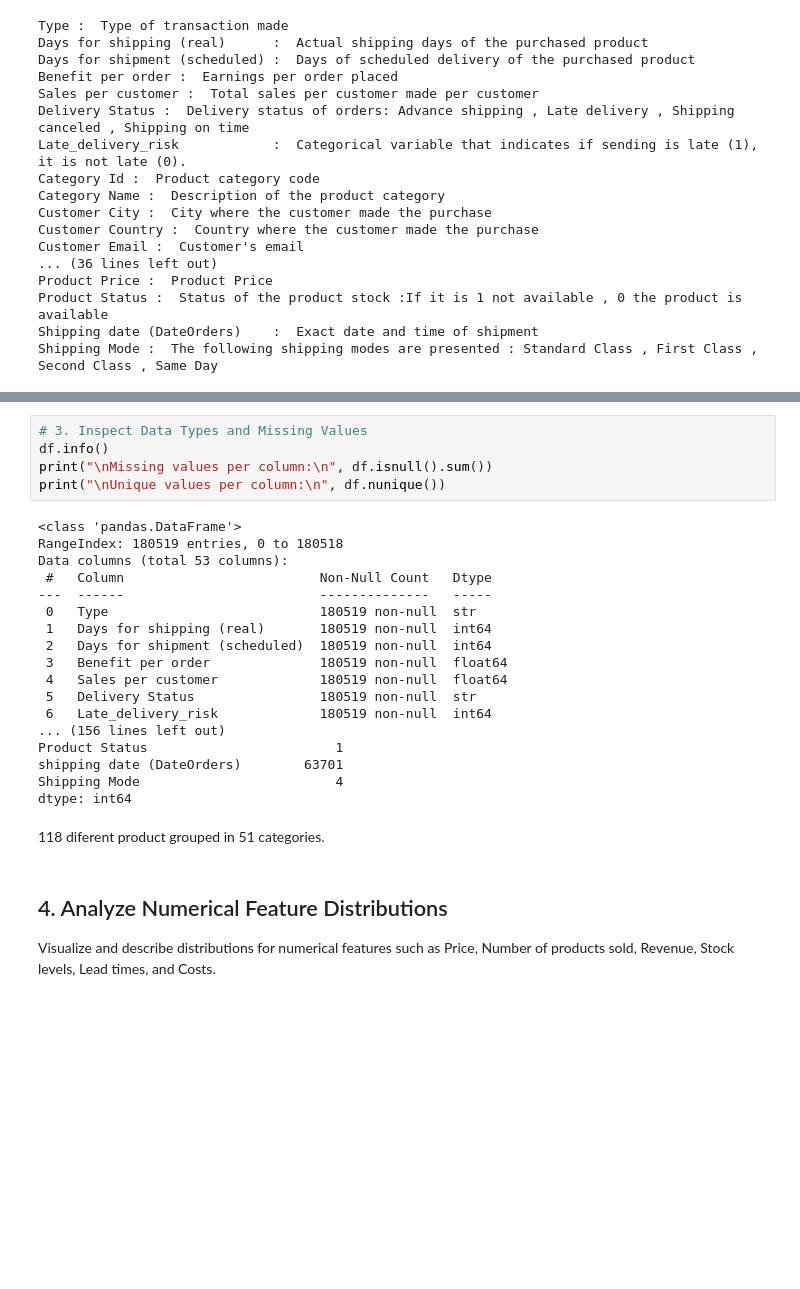
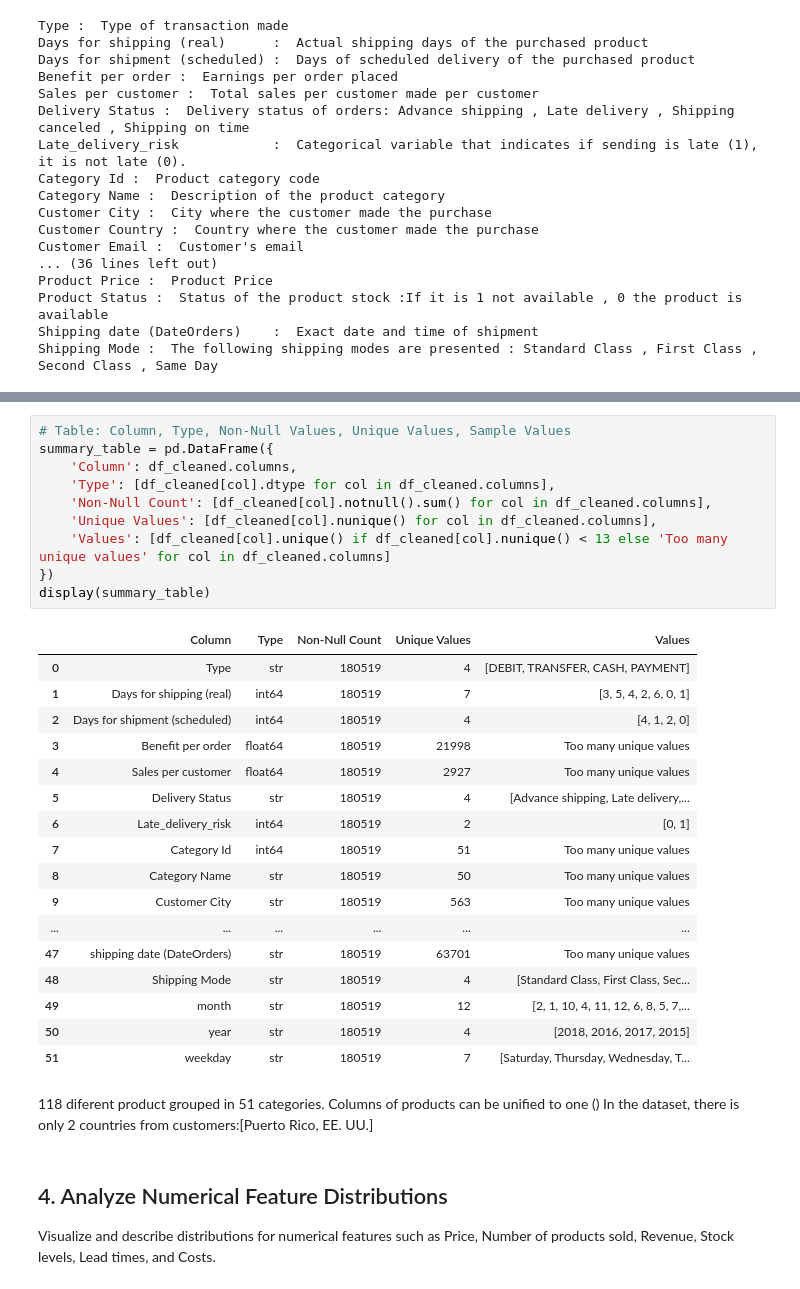
Before and after one commit to MarcHumet/supply_chain_DS, a Jupyter notebook: dataco_supply_chain/data/raw/DataCo_Supply_Chain_dataset_EDA.ipynb, the cells around one changed output, grey strips where cells are left out. Cells and saved outputs as stored; diff of their text form; blank space fills up the shorter version.

```diff
--- a/dataco_supply_chain/data/raw/DataCo_Supply_Chain_dataset_EDA.ipynb
+++ b/dataco_supply_chain/data/raw/DataCo_Supply_Chain_dataset_EDA.ipynb
@@ -230,30 +321,36 @@ len(df)
 # %% [output]
 180519
-# %%
-# 3. Inspect Data Types and Missing Values
-df.info()
-print("\nMissing values per column:\n", df.isnull().sum())
-print("\nUnique values per column:\n", df.nunique())
-# %% [output]
-<class 'pandas.DataFrame'>
-RangeIndex: 180519 entries, 0 to 180518
-Data columns (total 53 columns):
- #   Column                         Non-Null Count   Dtype
----  ------                         --------------   -----
- 0   Type                           180519 non-null  str
- 1   Days for shipping (real)       180519 non-null  int64
- 2   Days for shipment (scheduled)  180519 non-null  int64
- 3   Benefit per order              180519 non-null  float64
- 4   Sales per customer             180519 non-null  float64
- 5   Delivery Status                180519 non-null  str
- 6   Late_delivery_risk             180519 non-null  int64
-... (156 lines left out)
-Product Status                        1
-shipping date (DateOrders)        63701
-Shipping Mode                         4
-dtype: int64
-# %% [markdown]
-118 diferent product grouped in 51 categories.
+# %%
+# Table: Column, Type, Non-Null Values, Unique Values, Sample Values
+summary_table = pd.DataFrame({
+    'Column': df_cleaned.columns,
+    'Type': [df_cleaned[col].dtype for col in df_cleaned.columns],
+    'Non-Null Count': [df_cleaned[col].notnull().sum() for col in df_cleaned.columns],
+    'Unique Values': [df_cleaned[col].nunique() for col in df_cleaned.columns],
+    'Values': [df_cleaned[col].unique() if df_cleaned[col].nunique() < 13 else 'Too many unique values' for col in df_cleaned.columns]
+})
+display(summary_table)
+# %% [output]
+|  | Column | Type | Non-Null Count | Unique Values | Values |
+| 0 | Type | str | 180519 | 4 | [DEBIT, TRANSFER, CASH, PAYMENT] |
+| 1 | Days for shipping (real) | int64 | 180519 | 7 | [3, 5, 4, 2, 6, 0, 1] |
+| 2 | Days for shipment (scheduled) | int64 | 180519 | 4 | [4, 1, 2, 0] |
+| 3 | Benefit per order | float64 | 180519 | 21998 | Too many unique values |
+| 4 | Sales per customer | float64 | 180519 | 2927 | Too many unique values |
+| 5 | Delivery Status | str | 180519 | 4 | [Advance shipping, Late delivery,... |
+| 6 | Late_delivery_risk | int64 | 180519 | 2 | [0, 1] |
+| 7 | Category Id | int64 | 180519 | 51 | Too many unique values |
+| 8 | Category Name | str | 180519 | 50 | Too many unique values |
+| 9 | Customer City | str | 180519 | 563 | Too many unique values |
+| ... | ... | ... | ... | ... | ... |
+| 47 | shipping date (DateOrders) | str | 180519 | 63701 | Too many unique values |
+| 48 | Shipping Mode | str | 180519 | 4 | [Standard Class, First Class, Sec... |
+| 49 | month | str | 180519 | 12 | [2, 1, 10, 4, 11, 12, 6, 8, 5, 7,... |
+| 50 | year | str | 180519 | 4 | [2018, 2016, 2017, 2015] |
+| 51 | weekday | str | 180519 | 7 | [Saturday, Thursday, Wednesday, T... |
+# %% [markdown]
+118 diferent product grouped in 51 categories. Columns of products can be unified to one ()
+In the dataset, there is only 2 countries from customers:[Puerto Rico, EE. UU.]
 # %% [markdown]
 ## 4. Analyze Numerical Feature Distributions
 Visualize and describe distributions for numerical features such as Price, Number of products sold, Revenue, Stock levels, Lead times, and Costs.
```
Also changed, not shown: parts of 26 cells of this notebook, 2 other files.
